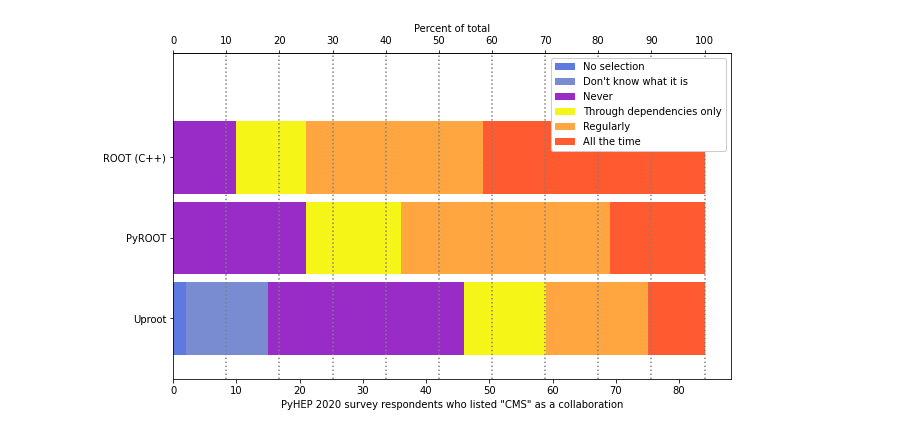
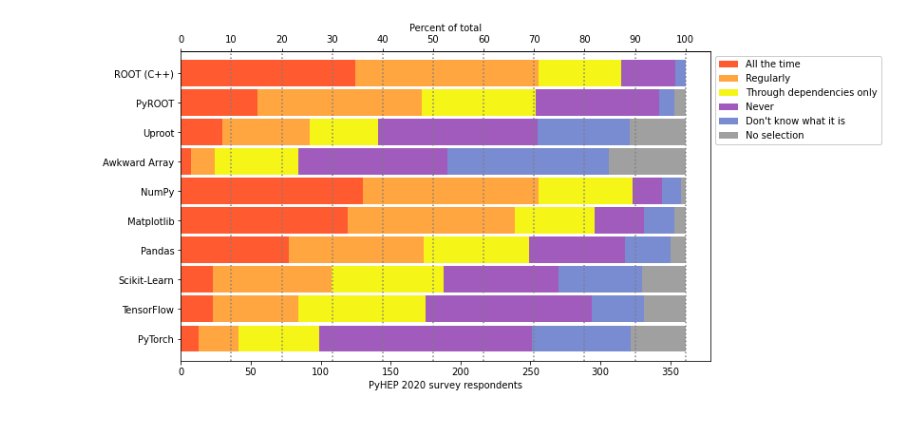
Before and after one commit to jpivarski-talks/2020-08-13-pyhep-debriefing, a Jupyter notebook: analyze-cmssw.ipynb, the cells around one changed output. Saved outputs shown, nothing was run; the diff lists cells and outputs as text; code cells hidden in the pictures.

Commit message:
A few more plots, including the correlation.

```diff
--- a/analyze-cmssw.ipynb
+++ b/analyze-cmssw.ipynb
@@ -929,3 +859,3 @@ ax.get_figure().savefig("PLOTS/github-tensorflow-crosscheck.svg")
 # %%
-preworkshop = pd.read_csv("/mnt/preworkshop-survey.csv")
-postworkshop = pd.read_csv("/mnt/postworkshop-survey.csv")
+preworkshop = pd.read_csv("/home/jpivarski/storage/data/physicists/pyhep2020-preworkshop-survey.csv")
+# postworkshop = pd.read_csv("/mnt/postworkshop-survey.csv")
@@ -949,37 +899,52 @@ is_cms = (
 # %%
 cols = {
     "Particle physics ecosystem: ROOT in C++: https://root.cern": "ROOT (C++)",
     "Particle physics ecosystem: ROOT through PyROOT: https://root.cern": "PyROOT",
     "Particle physics ecosystem: Uproot: https://github.com/scikit-hep/uproot": "Uproot",
+    "Particle physics ecosystem: Awkward Array: https://github.com/scikit-hep/awkward-array": "Awkward Array",
+    "Python ecosystem: NumPy: https://numpy.org": "NumPy",
+    "Python ecosystem: Matplotlib: https://matplotlib.org": "Matplotlib",
+    "Python ecosystem: Pandas: https://pandas.pydata.org": "Pandas",
+    'Python ecosystem: SciKit-Learn: https://scikit-learn.org': "Scikit-Learn",
+    'Python ecosystem: TensorFlow: https://www.tensorflow.org': "TensorFlow",
+    'Python ecosystem: PyTorch: https://pytorch.org': "PyTorch",
 }
 order = [
     "Particle physics ecosystem: ROOT in C++: https://root.cern",
     "Particle physics ecosystem: ROOT through PyROOT: https://root.cern",
     "Particle physics ecosystem: Uproot: https://github.com/scikit-hep/uproot",
+    "Particle physics ecosystem: Awkward Array: https://github.com/scikit-hep/awkward-array",
+    "Python ecosystem: NumPy: https://numpy.org",
+    "Python ecosystem: Matplotlib: https://matplotlib.org",
+    "Python ecosystem: Pandas: https://pandas.pydata.org",
+    'Python ecosystem: SciKit-Learn: https://scikit-learn.org',
+    'Python ecosystem: TensorFlow: https://www.tensorflow.org',
+    'Python ecosystem: PyTorch: https://pytorch.org',
 ]
-pkgs = preworkshop[is_cms][order[::-1]].rename(columns=cols).apply(pd.Series.value_counts).T[[
+pkgs = preworkshop[order[::-1]].rename(columns=cols).apply(pd.Series.value_counts).T[[
     "Don't know what it is", "Never", "Through dependencies only", "Regularly", "All the time"
-]].fillna(0)
-pkgs.insert(0, "No selection", pkgs.sum(axis=1).max() - pkgs.sum(axis=1))
-ax = pkgs.plot.barh(stacked=True, width=0.9, figsize=(10, 6), color=["#5e79e0", "#798bd1", "#992cc7", "#f5f518", "#ffa640", "#ff5a30"])
+][::-1]].fillna(0)
+pkgs.insert(5, "No selection", pkgs.sum(axis=1).max() - pkgs.sum(axis=1))
+ax = pkgs.plot.barh(stacked=True, width=0.9, figsize=(10, 6), color=["#a0a0a0", "#798bd1", "#a05bbd", "#f5f518", "#ffa640", "#ff5a30"][::-1])
 num_respondents = pkgs.sum(axis=1).mean()
 ax.axvline(0.1*num_respondents, c="gray", ls=":")
 ax.axvline(0.2*num_respondents, c="gray", ls=":")
 ax.axvline(0.3*num_respondents, c="gray", ls=":")
 ax.axvline(0.4*num_respondents, c="gray", ls=":")
 ax.axvline(0.5*num_respondents, c="gray", ls=":")
 ax.axvline(0.6*num_respondents, c="gray", ls=":")
 ax.axvline(0.7*num_respondents, c="gray", ls=":")
 ax.axvline(0.8*num_respondents, c="gray", ls=":")
 ax.axvline(0.9*num_respondents, c="gray", ls=":")
 ax.axvline(1.0*num_respondents, c="gray", ls=":")
 axR = ax.secondary_xaxis("top")
 axR.set_xticks([x*num_respondents for x in (0.0, 0.1, 0.2, 0.3, 0.4, 0.5, 0.6, 0.7, 0.8, 0.9, 1.0)])
 axR.set_xticklabels(["0", "10", "20", "30", "40", "50", "60", "70", "80", "90", "100"])
 axR.set_xlabel("Percent of total")
-ax.legend(loc="upper right", framealpha=1)
-ax.set_ylim(-0.75, 3.3)
-ax.set_xlabel("PyHEP 2020 survey respondents who listed \"CMS\" as a collaboration")
+ax.legend(bbox_to_anchor=(1, 1), framealpha=1)
+ax.set_ylim(-0.75, 9.75)
+ax.set_xlabel("PyHEP 2020 survey respondents")
 ax.get_figure().savefig("PLOTS/pyhepsurvey-root-uproot.svg")
+ax.get_figure().savefig("PLOTS/pyhepsurvey-root-uproot.png")
 # %% [output]
-[figure, old version]
+[figure, new version]
```
Also changed, not shown: parts of 19 cells of this notebook, 4 other files.
